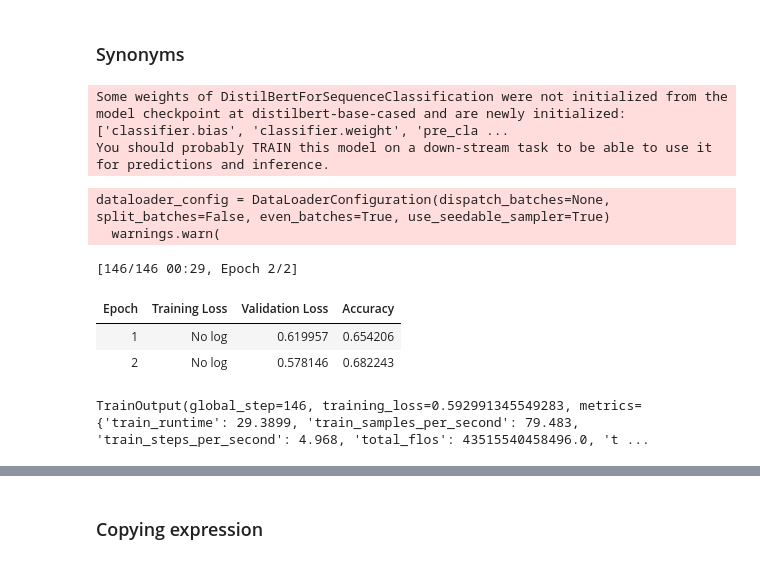
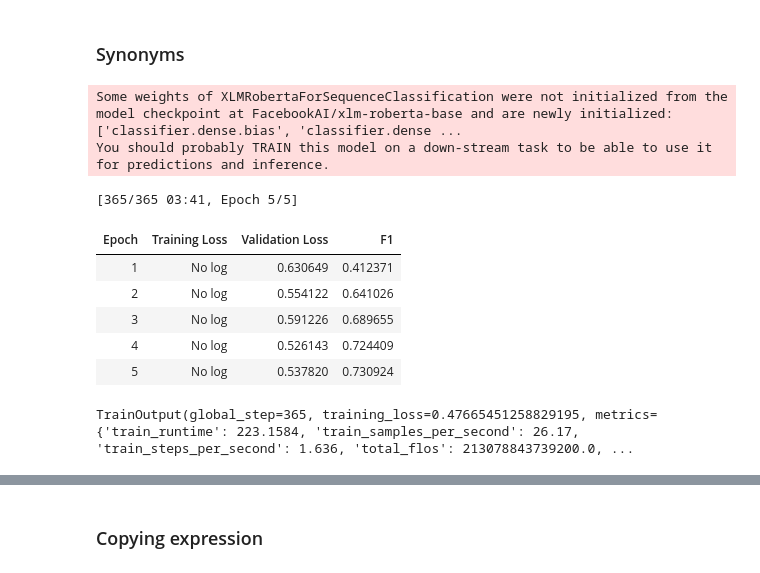
Before and after one commit to harlamovads/IMPROVE_L1_interference, a Jupyter notebook: data_generation/GPT2_finetuning/classifiers/Classificatiors_training.ipynb, the cells around one changed output, grey strips where cells are left out. Cells and saved outputs as stored; diff of their text form; code cells hidden in the pictures.

```diff
--- a/data_generation/GPT2_finetuning/classifiers/Classificatiors_training.ipynb
+++ b/data_generation/GPT2_finetuning/classifiers/Classificatiors_training.ipynb
@@ -202,15 +250,15 @@ test.drop('span', axis = 1)
 # %%
 train.loc[train['label'] != 'Synonyms', 'label'] = 0
 train.loc[train['label'] == 'Synonyms', 'label'] = 1
-train = pd.concat([train.loc[train['label'] == 1], train.loc[train['label'] == 0][0:700]])
+train = pd.concat([train.loc[train['label'] == 1], train.loc[train['label'] == 0]][0:700])
 test.loc[test['label'] != 'Synonyms', 'label'] = 0
 test.loc[test['label'] == 'Synonyms', 'label'] = 1
-test = pd.concat([test.loc[test['label'] == 1], test.loc[test['label'] == 0][0:200]])
+test = pd.concat([test.loc[test['label'] == 1], test.loc[test['label'] == 0]][0:200])
 # %%
 train = Dataset.from_pandas(train.sample(frac=1))
 test = Dataset.from_pandas(test.sample(frac=1))
 # %%
-tokenizer = AutoTokenizer.from_pretrained("distilbert-base-cased")
+tokenizer = AutoTokenizer.from_pretrained("FacebookAI/xlm-roberta-base")
 # %%
 def preprocess_function(examples):
     return tokenizer(examples["text"], padding=True, truncation=True)
@@ -220,7 +268,7 @@ tokenized_test = test.map(preprocess_function, batched=True)
 # %%
 data_collator = DataCollatorWithPadding(tokenizer=tokenizer)
 # %%
-accuracy = evaluate.load("accuracy")
+accuracy = evaluate.load("f1")
 # %%
 def compute_metrics(eval_pred):
     predictions, labels = eval_pred
@@ -231,44 +279,45 @@ id2label = {0: "Other", 1: "Syn"}
 label2id = {"Other": 0, "Syn": 1}
 # %%
 model = AutoModelForSequenceClassification.from_pretrained(
-    "distilbert-base-cased", num_labels=2, id2label=id2label, label2id=label2id
+    "FacebookAI/xlm-roberta-base", num_labels=2, id2label=id2label, label2id=label2id
 )
 # %% [output]
-Some weights of DistilBertForSequenceClassification were not initialized from the model checkpoint at distilbert-base-cased and are newly initialized: ['classifier.bias', 'classifier.weight', 'pre_cla ...
+Some weights of XLMRobertaForSequenceClassification were not initialized from the model checkpoint at FacebookAI/xlm-roberta-base and are newly initialized: ['classifier.dense.bias', 'classifier.dense ...
 You should probably TRAIN this model on a down-stream task to be able to use it for predictions and inference.
 # %%
 training_args = TrainingArguments(
     output_dir="L1-classifier-Synonyms",
     learning_rate=2e-5,
     per_device_train_batch_size=16,
     per_device_eval_batch_size=16,
-    num_train_epochs=2,
+    num_train_epochs=5,
     weight_decay=0.01,
     evaluation_strategy="epoch",
     save_strategy="epoch",
     load_best_model_at_end=True,
     push_to_hub=False,
 )
 
 trainer = Trainer(
     model=model,
     args=training_args,
     train_dataset=tokenized_train,
     eval_dataset=tokenized_test,
     tokenizer=tokenizer,
     data_collator=data_collator,
     compute_metrics=compute_metrics,
 )
 
 trainer.train()
 # %% [output]
-dataloader_config = DataLoaderConfiguration(dispatch_batches=None, split_batches=False, even_batches=True, use_seedable_sampler=True)
-  warnings.warn(
+[365/365 03:41, Epoch 5/5]
+| Epoch | Training Loss | Validation Loss | F1 |
+| 1 | No log | 0.630649 | 0.412371 |
+| 2 | No log | 0.554122 | 0.641026 |
+| 3 | No log | 0.591226 | 0.689655 |
+| 4 | No log | 0.526143 | 0.724409 |
+| 5 | No log | 0.537820 | 0.730924 |
-[146/146 00:29, Epoch 2/2]
+TrainOutput(global_step=365, training_loss=0.47665451258829195, metrics={'train_runtime': 223.1584, 'train_samples_per_second': 26.17, 'train_steps_per_second': 1.636, 'total_flos': 213078843739200.0, ...
-| Epoch | Training Loss | Validation Loss | Accuracy |
-| 1 | No log | 0.619957 | 0.654206 |
-| 2 | No log | 0.578146 | 0.682243 |
-TrainOutput(global_step=146, training_loss=0.592991345549283, metrics={'train_runtime': 29.3899, 'train_samples_per_second': 79.483, 'train_steps_per_second': 4.968, 'total_flos': 43515540458496.0, 't ...
 # %%
 trainer.push_to_hub()
 # %% [output]
```
Also changed, not shown: parts of 32 cells of this notebook, 2 other files.
